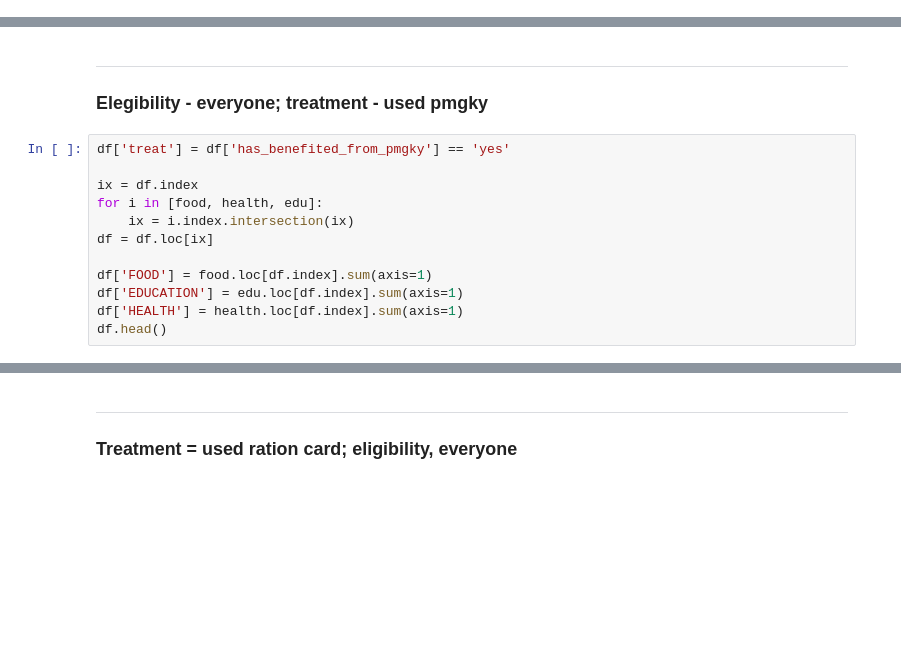
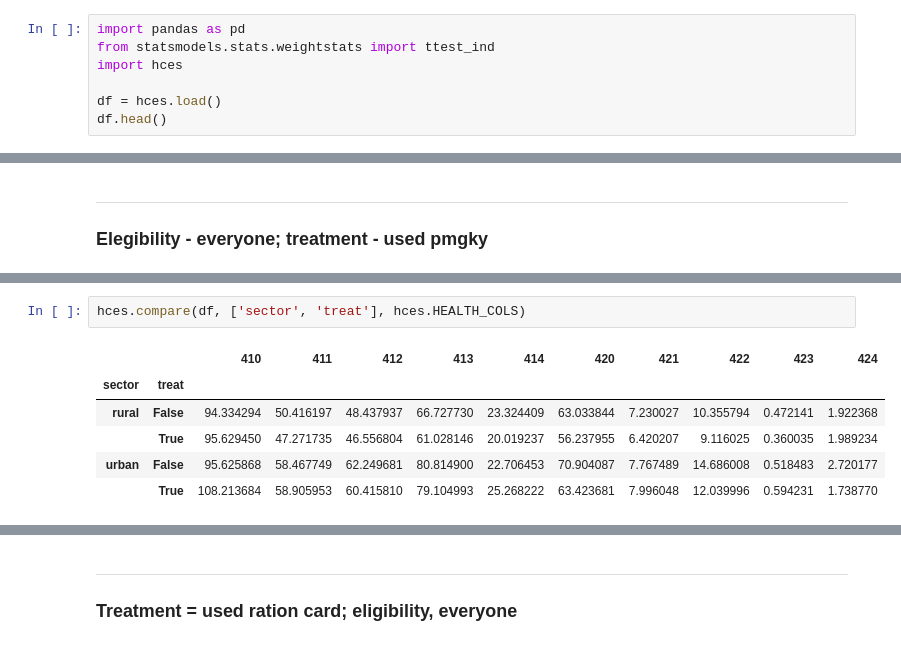
Before and after one commit to jaidevd/beingbayesian, a Jupyter notebook: 06-public-welfare/food.ipynb, the cells around one changed output, grey strips where cells are left out. Drawn from its saved outputs; the diff is of its cells as text; blank space fills up the shorter version.

```diff
--- a/06-public-welfare/food.ipynb
+++ b/06-public-welfare/food.ipynb
@@ -9,0 +1,7 @@ edu = pd.read_parquet('data/education.parquet')
+# %%
+import pandas as pd
+from statsmodels.stats.weightstats import ttest_ind
+import hces
+
+df = hces.load()
+df.head()
@@ -11,15 +18,3 @@ edu = pd.read_parquet('data/education.parquet')
 ---
 
 ### Elegibility - everyone; treatment - used pmgky
-# %%
-df['treat'] = df['has_benefited_from_pmgky'] == 'yes'
-
-ix = df.index
-for i in [food, health, edu]:
-    ix = i.index.intersection(ix)
-df = df.loc[ix]
-
-df['FOOD'] = food.loc[df.index].sum(axis=1)
-df['EDUCATION'] = edu.loc[df.index].sum(axis=1)
-df['HEALTH'] = health.loc[df.index].sum(axis=1)
-df.head()
@@ -148 +70,10 @@ hdf.groupby(['sector', 'treat']).apply(lambda x: (x[cols] * x['multiplier'].valu
+# %%
+hces.compare(df, ['sector', 'treat'], hces.HEALTH_COLS)
+# %% [output]
+|  |  | 410 | 411 | 412 | 413 | 414 | 420 | 421 | 422 | 423 | 424 |
+| sector | treat |  |  |  |  |  |  |  |  |  |  |
+| rural | False | 94.334294 | 50.416197 | 48.437937 | 66.727730 | 23.324409 | 63.033844 | 7.230027 | 10.355794 | 0.472141 | 1.922368 |
+|  | True | 95.629450 | 47.271735 | 46.556804 | 61.028146 | 20.019237 | 56.237955 | 6.420207 | 9.116025 | 0.360035 | 1.989234 |
+| urban | False | 95.625868 | 58.467749 | 62.249681 | 80.814900 | 22.706453 | 70.904087 | 7.767489 | 14.686008 | 0.518483 | 2.720177 |
+|  | True | 108.213684 | 58.905953 | 60.415810 | 79.104993 | 25.268222 | 63.423681 | 7.996048 | 12.039996 | 0.594231 | 1.738770 |
 # %%
```
Also changed, not shown: parts of 36 cells of this notebook, 5 other files.
